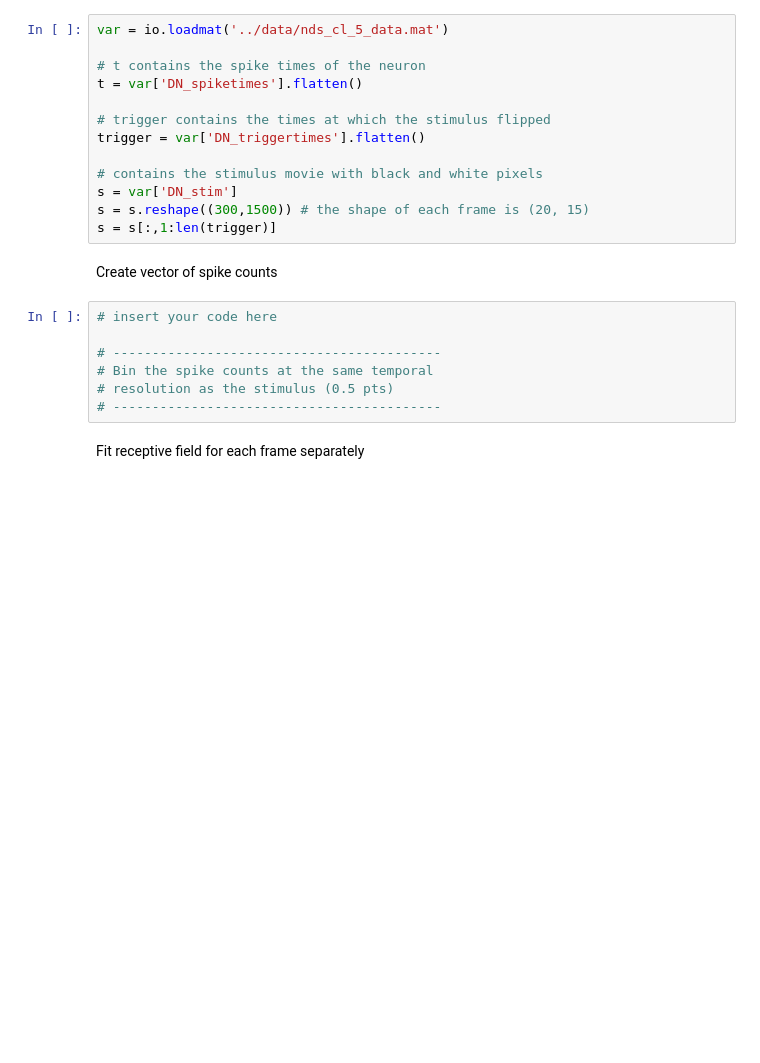
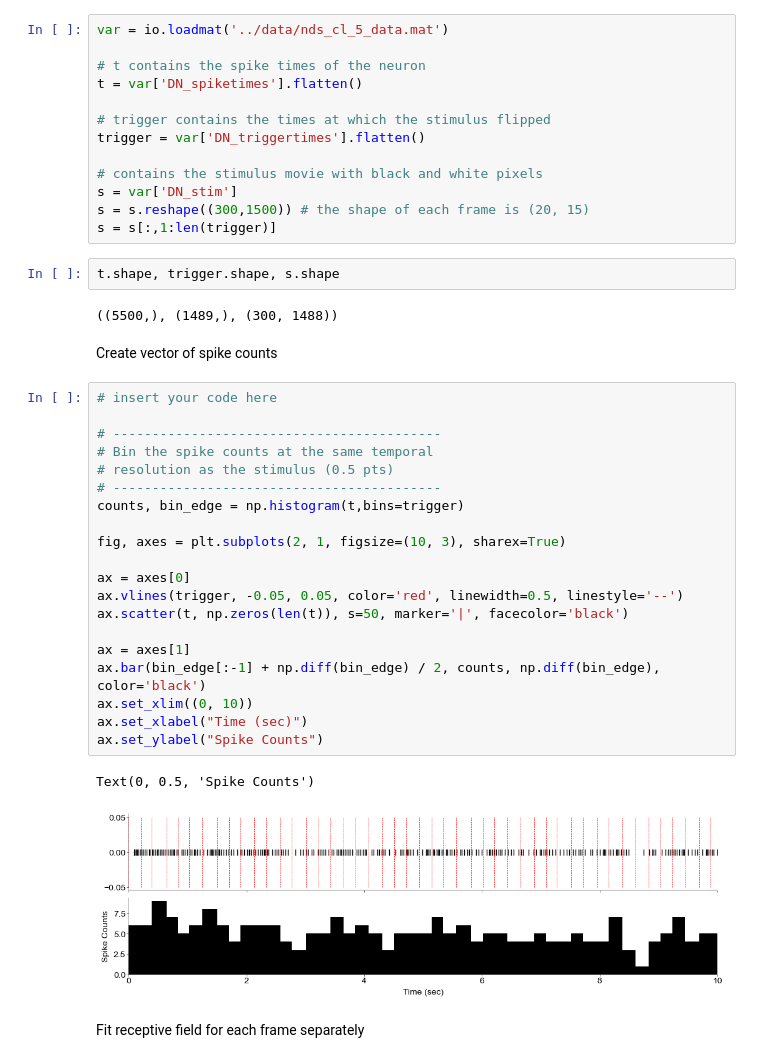
Before and after one commit to atimcenko/tu-neural-data-science, a Jupyter notebook: notebooks/CodingLab5_Nitin.ipynb, the cells around one changed output. Cells and saved outputs as stored; diff of their text form; blank space fills up the shorter version.

```diff
--- a/notebooks/CodingLab5_Nitin.ipynb
+++ b/notebooks/CodingLab5_Nitin.ipynb
@@ -342,14 +420,34 @@ trigger = var['DN_triggertimes'].flatten()
 s = var['DN_stim']
 s = s.reshape((300,1500)) # the shape of each frame is (20, 15)
 s = s[:,1:len(trigger)]
+# %%
+t.shape, trigger.shape, s.shape
+# %% [output]
+((5500,), (1489,), (300, 1488))
 # %% [markdown]
 Create vector of spike counts
-# %%
-# insert your code here
-
-# ------------------------------------------
-# Bin the spike counts at the same temporal
-# resolution as the stimulus (0.5 pts)
-# ------------------------------------------
+# %%
+# insert your code here
+
+# ------------------------------------------
+# Bin the spike counts at the same temporal
+# resolution as the stimulus (0.5 pts)
+# ------------------------------------------
+counts, bin_edge = np.histogram(t,bins=trigger)
+
+fig, axes = plt.subplots(2, 1, figsize=(10, 3), sharex=True)
+
+ax = axes[0]
+ax.vlines(trigger, -0.05, 0.05, color='red', linewidth=0.5, linestyle='--')
+ax.scatter(t, np.zeros(len(t)), s=50, marker='|', facecolor='black')
+
+ax = axes[1]
+ax.bar(bin_edge[:-1] + np.diff(bin_edge) / 2, counts, np.diff(bin_edge), color='black')
+ax.set_xlim((0, 10))
+ax.set_xlabel("Time (sec)")
+ax.set_ylabel("Spike Counts")
+# %% [output]
+Text(0, 0.5, 'Spike Counts')
+[figure, added]
 # %% [markdown]
 Fit receptive field for each frame separately
```
Also changed, not shown: parts of 10 cells of this notebook.
